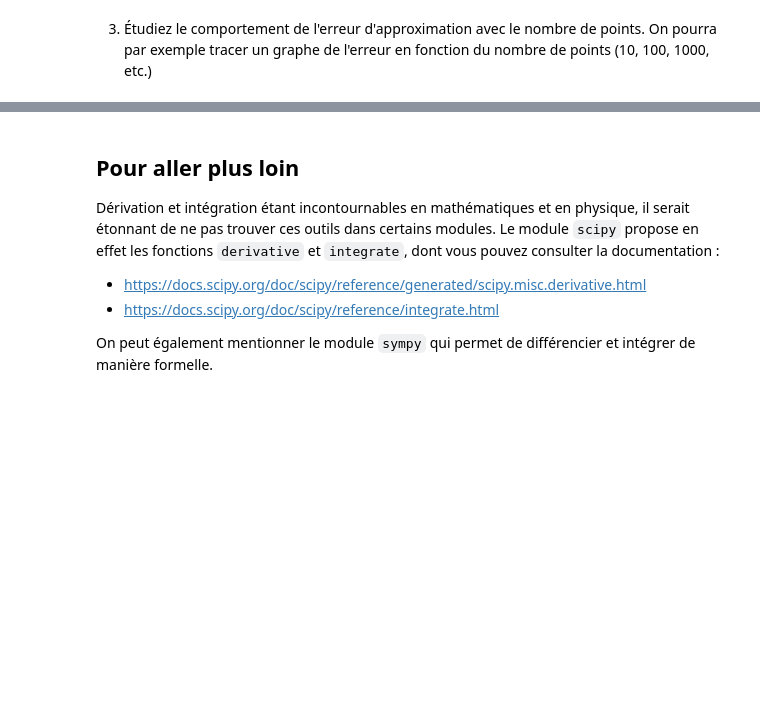
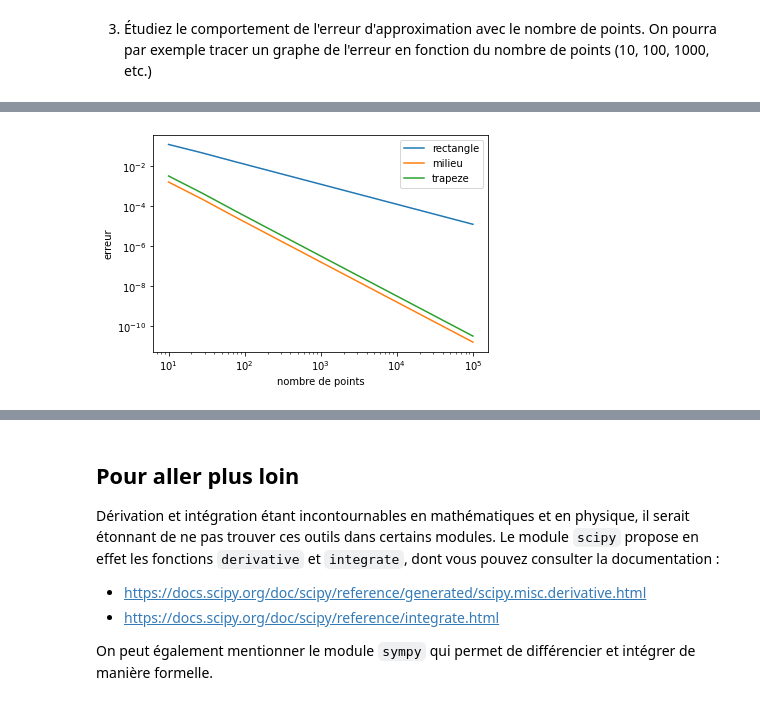
Before and after one commit to kmiloarguello/physique-numerique, a Jupyter notebook: etu-05-derivation-integration/etu-02-derivation-integration-exercices.ipynb, the cells around one changed output, grey strips where cells are left out. Cells and saved outputs as stored; diff of their text form; code cells hidden in the pictures; blank space fills up the shorter version.

```diff
--- a/etu-05-derivation-integration/etu-02-derivation-integration-exercices.ipynb
+++ b/etu-05-derivation-integration/etu-02-derivation-integration-exercices.ipynb
@@ -272,0 +506,20 @@ $$
+# %%
+# pour g
+
+
+# on crée la liste des nombres de points à tester
+n=np.logspace(1,5,10)
+
+# on choisi les bornes d'intégrations
+a=0
+b=1
+
+plt.loglog(n,errorplot(Intrect,G,g,a,b,n),label='rectangle')
+plt.loglog(n,errorplot(Intmilieu,G,g,a,b,n),label='milieu')
+plt.loglog(n,errorplot(Inttrap,G,g,a,b,n),label='trapeze')
+plt.xlabel('nombre de points')
+plt.ylabel('erreur')
+plt.legend()
+plt.show()
+# %% [output]
+[figure, added]
```
Also changed, not shown: parts of 16 cells of this notebook, 1 other file.
